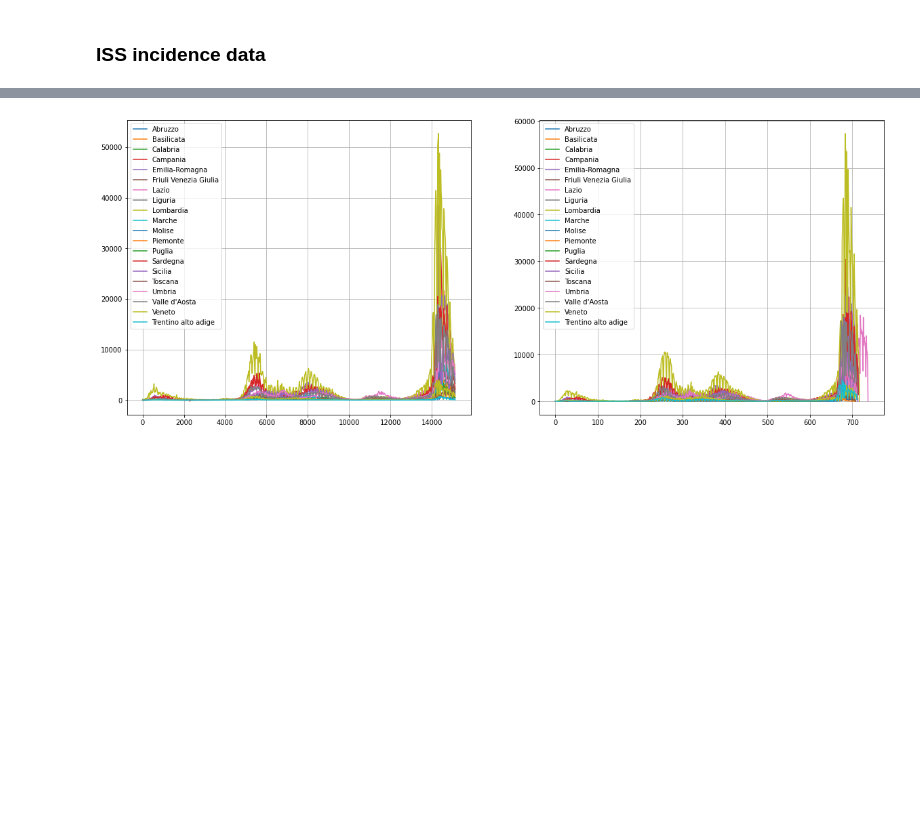
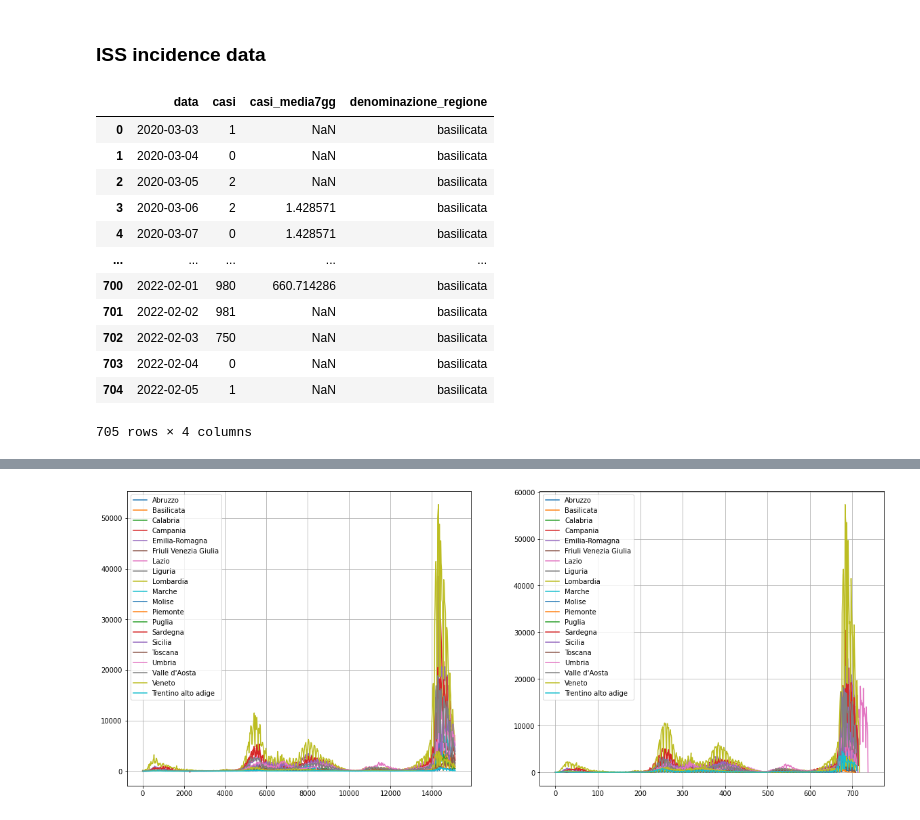
Before and after one commit to RinaldiLuca/Mobility_in_Covid19_Pandemic, a Jupyter notebook: Sam.ipynb, the cells around one changed output, grey strips where cells are left out. Cells and saved outputs as stored; diff of their text form; code cells hidden in the pictures; blank space fills up the shorter version.

```diff
--- a/Sam.ipynb
+++ b/Sam.ipynb
@@ -164,0 +176,19 @@ df_list_iss.append(df_trentino_iss)
+# %%
+# assigning a column called region to each dataframe in the df_list_iss list
+for i,frame in enumerate(df_list_iss):
+    frame['denominazione_regione'] = region_list_iss[i]
+df_list_iss[1]
+# %% [output]
+|  | data | casi | casi_media7gg | denominazione_regione |
+| 0 | 2020-03-03 | 1 | NaN | basilicata |
+| 1 | 2020-03-04 | 0 | NaN | basilicata |
+| 2 | 2020-03-05 | 2 | NaN | basilicata |
+| 3 | 2020-03-06 | 2 | 1.428571 | basilicata |
+| 4 | 2020-03-07 | 0 | 1.428571 | basilicata |
+| ... | ... | ... | ... | ... |
+| 700 | 2022-02-01 | 980 | 660.714286 | basilicata |
+| 701 | 2022-02-02 | 981 | NaN | basilicata |
+| 702 | 2022-02-03 | 750 | NaN | basilicata |
+| 703 | 2022-02-04 | 0 | NaN | basilicata |
+| 704 | 2022-02-05 | 1 | NaN | basilicata |
+705 rows × 4 columns
```
Also changed, not shown: parts of 13 cells of this notebook, 1 other file.
